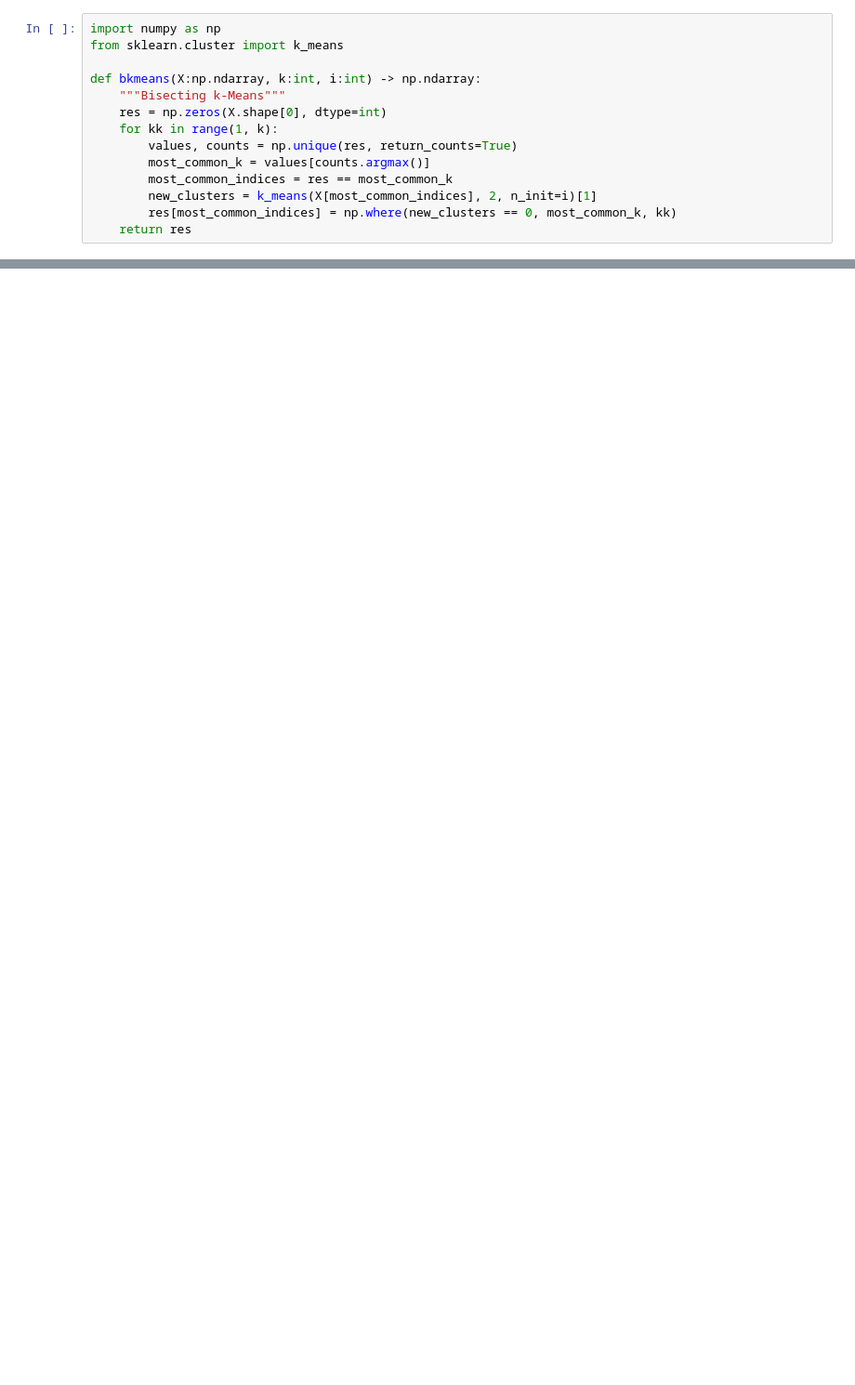
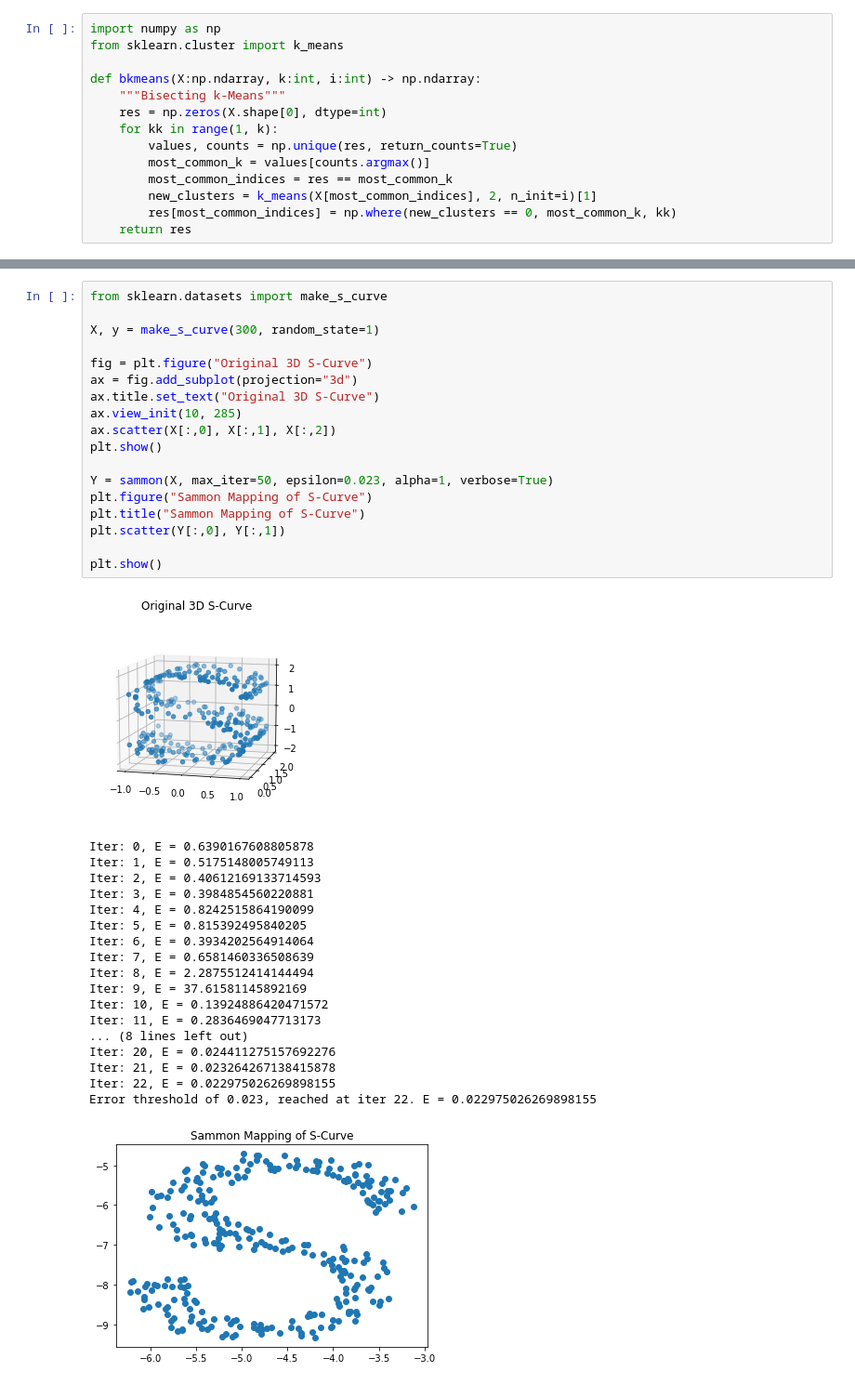
Before and after one commit to oenstrom/2DV516_A4, a Jupyter notebook: assignment4.ipynb, the cells around one changed output, grey strips where cells are left out. Shown: that part at 93% size. Drawn from its saved outputs; the diff is of its cells as text; blank space fills up the shorter version.

```diff
--- a/assignment4.ipynb
+++ b/assignment4.ipynb
@@ -28,0 +74,38 @@ plt.show()
+# %%
+from sklearn.datasets import make_s_curve
+
+X, y = make_s_curve(300, random_state=1)
+
+fig = plt.figure("Original 3D S-Curve")
+ax = fig.add_subplot(projection="3d")
+ax.title.set_text("Original 3D S-Curve")
+ax.view_init(10, 285)
+ax.scatter(X[:,0], X[:,1], X[:,2])
+plt.show()
+
+Y = sammon(X, max_iter=50, epsilon=0.023, alpha=1, verbose=True)
+plt.figure("Sammon Mapping of S-Curve")
+plt.title("Sammon Mapping of S-Curve")
+plt.scatter(Y[:,0], Y[:,1])
+
+plt.show()
+# %% [output]
+[figure, added]
+Iter: 0, E = 0.6390167608805878
+Iter: 1, E = 0.5175148005749113
+Iter: 2, E = 0.40612169133714593
+Iter: 3, E = 0.3984854560220881
+Iter: 4, E = 0.8242515864190099
+Iter: 5, E = 0.815392495840205
+Iter: 6, E = 0.3934202564914064
+Iter: 7, E = 0.6581460336508639
+Iter: 8, E = 2.2875512414144494
+Iter: 9, E = 37.61581145892169
+Iter: 10, E = 0.13924886420471572
+Iter: 11, E = 0.2836469047713173
+... (8 lines left out)
+Iter: 20, E = 0.024411275157692276
+Iter: 21, E = 0.023264267138415878
+Iter: 22, E = 0.022975026269898155
+Error threshold of 0.023, reached at iter 22. E = 0.022975026269898155
+[figure, added]
```
Also changed, not shown: parts of 3 cells of this notebook, 6 other files.
